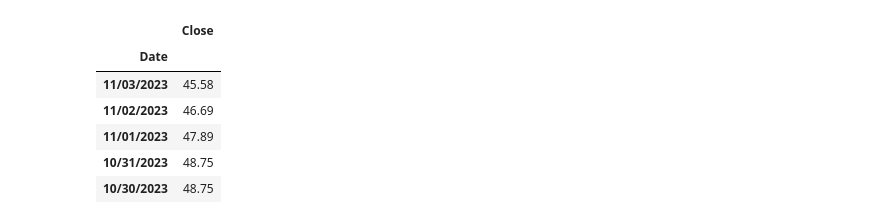
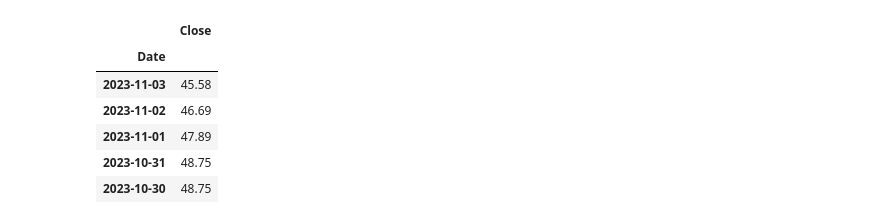
Before and after one commit to Graci98/Group-1, a Jupyter notebook: investment_analysis.ipynb, the cells around one changed output. Cells and saved outputs as stored; diff of their text form; code cells hidden in the pictures.

```diff
--- a/investment_analysis.ipynb
+++ b/investment_analysis.ipynb
@@ -80,19 +93,22 @@ nasdaq_data.head()
 # %%
 # Read in 10 Year Treasury Rate (TNX), set Date as index, drop extra columns (keep the "Close" column), and drop nulls
-tnx_data = pd.read_csv(Path("./TNX.csv"), index_col="Date")
+tnx_data = pd.read_csv(Path("./TNX.csv"))
 tnx_data = tnx_data.drop(columns=["Open", "High", "Low"])
 tnx_data["Close"] = tnx_data["Close"].str.replace(',','')
 tnx_data["Close"].replace({'Close': None},inplace =True, regex= True)
+tnx_data["Date"].replace({'Date': None},inplace =True, regex= True)
+tnx_data["Close"] = tnx_data["Close"].astype("float")
+tnx_data = tnx_data.set_index("Date")
+tnx_data.index = pd.to_datetime(tnx_data.index)
 tnx_data = tnx_data.dropna().copy()
-tnx_data["Close"] = tnx_data["Close"].astype("float")
 tnx_data.head()
 # %% [output]
 |  | Close |
 | Date |  |
-| 11/03/2023 | 45.58 |
-| 11/02/2023 | 46.69 |
-| 11/01/2023 | 47.89 |
-| 10/31/2023 | 48.75 |
-| 10/30/2023 | 48.75 |
+| 2023-11-03 | 45.58 |
+| 2023-11-02 | 46.69 |
+| 2023-11-01 | 47.89 |
+| 2023-10-31 | 48.75 |
+| 2023-10-30 | 48.75 |
 # %%
 # Read in High Yield Corporate Bond ETF (HYG), set Date as index, drop extra columns (keep the "Close" column), and drop nulls
```
Also changed, not shown: parts of 37 cells of this notebook, 1 other file.
